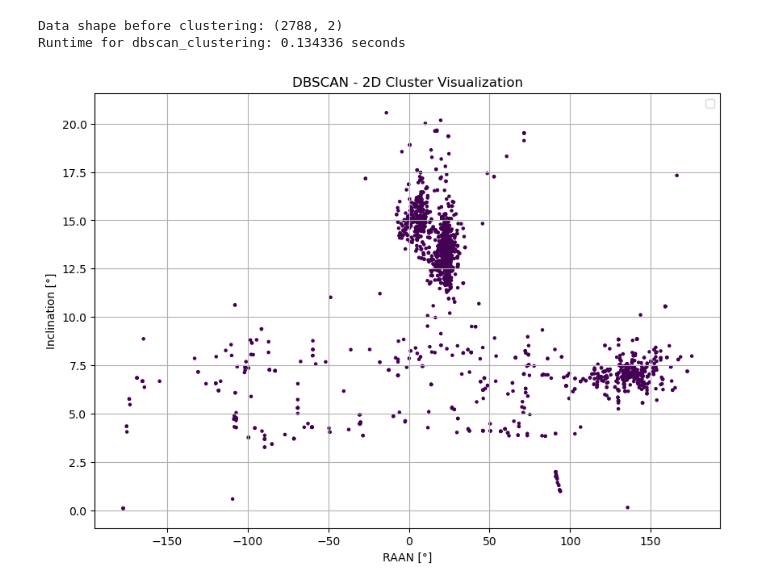
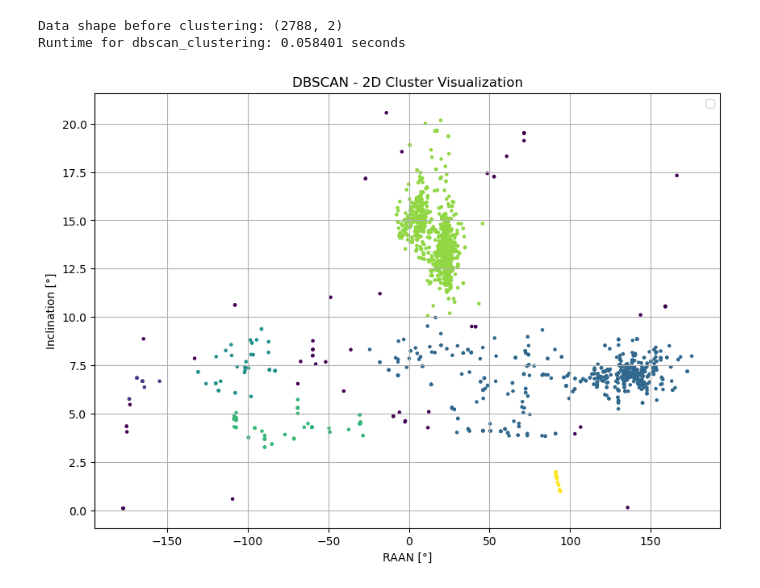
Before and after one commit to FiPf/AIUB-Backup, a Jupyter notebook: clustering/main3.ipynb, the cells around one changed output. Drawn from its saved outputs; the diff is of its cells as text; code cells hidden in the pictures.

```diff
--- a/clustering/main3.ipynb
+++ b/clustering/main3.ipynb
@@ -85,16 +85,16 @@ TypeError: 'NoneType' object is not subscriptable
 [figure]
 # %%
 # Plot DBSCAN results
-eps = 1
+eps = 0.05
 min = 10
 result_dbscan, time_dbscan = cluster_data.estimate_runtime(dbscan_clustering, normalized_data, eps=eps, min_samples=min)
 unnormalized_data_dbscan, _ = cluster_data.unnormalize(normalized_data, None, data_min, data_max)
 plotter_dbscan = ClusterPlotter(unnormalized_data_dbscan, result_dbscan.labels, result_dbscan.labels)  # No cluster centers
 plotter_dbscan.clusters_2d_plot("DBSCAN - 2D Cluster Visualization", show_centers=False)
 # %% [output]
 Data shape before clustering: (2788, 2)
-Runtime for dbscan_clustering: 0.134336 seconds
+Runtime for dbscan_clustering: 0.058401 seconds
-[figure, old version]
+[figure, new version]
 # %%
 import numpy as np
 import cluster_data
```
Also changed, not shown: parts of 1 cell of this notebook, 11 other files.
